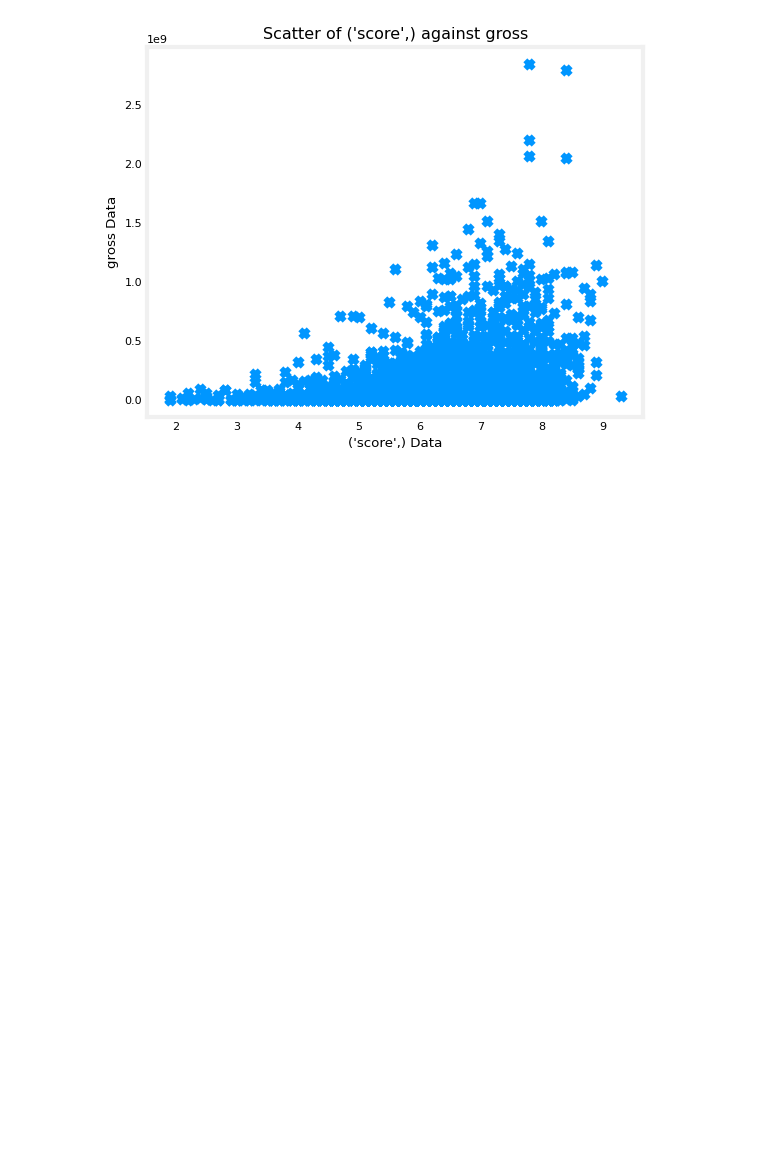
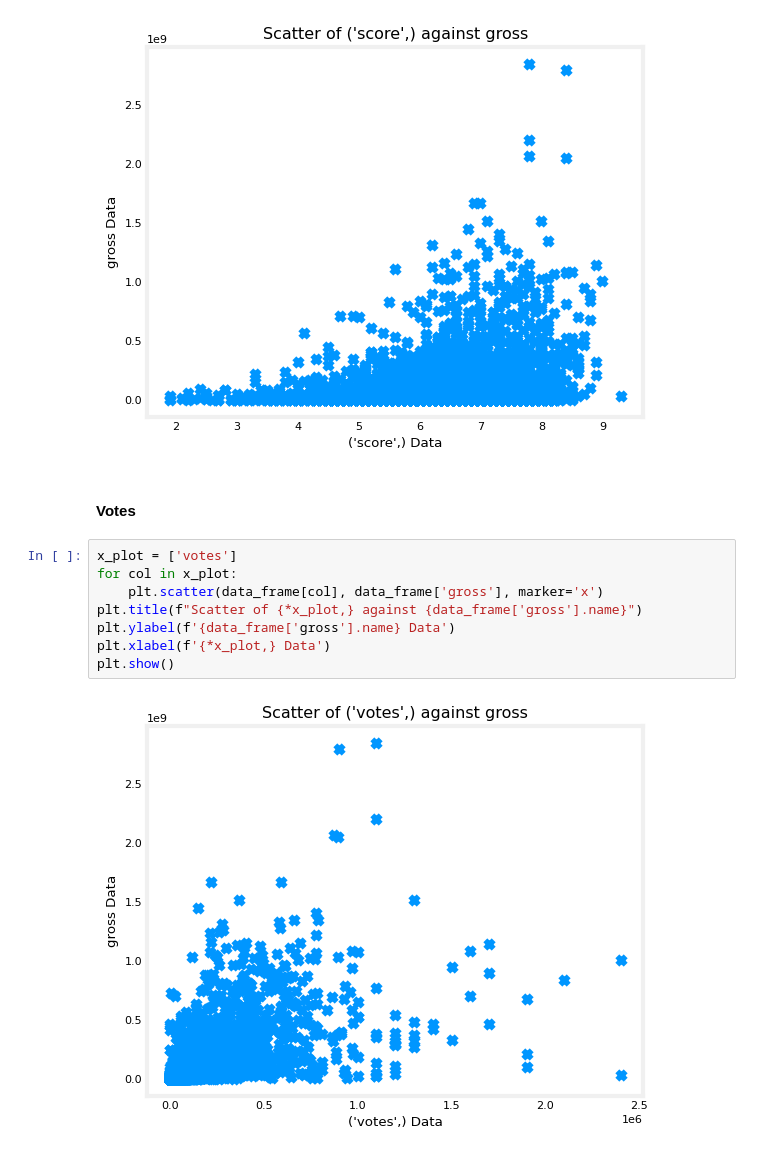
Before and after one commit to TempeHS/2025SE-Jaiden.W-Task2, a Jupyter notebook: Data_Wrangling/data_preview.ipynb, the cells around one changed output. Cells and saved outputs as stored; diff of their text form; blank space fills up the shorter version.

```diff
--- a/Data_Wrangling/data_preview.ipynb
+++ b/Data_Wrangling/data_preview.ipynb
@@ -123,3 +112,15 @@ plt.xlabel(f'{*x_plot,} Data')
 plt.show()
 # %% [output]
 [figure]
+# %% [markdown]
+#### Votes
+# %%
+x_plot = ['votes']
+for col in x_plot:
+    plt.scatter(data_frame[col], data_frame['gross'], marker='x')
+plt.title(f"Scatter of {*x_plot,} against {data_frame['gross'].name}")
+plt.ylabel(f'{data_frame['gross'].name} Data')
+plt.xlabel(f'{*x_plot,} Data')
+plt.show()
+# %% [output]
+[figure, added]
```
Also changed, not shown: parts of 5 cells of this notebook, 5 other files.
